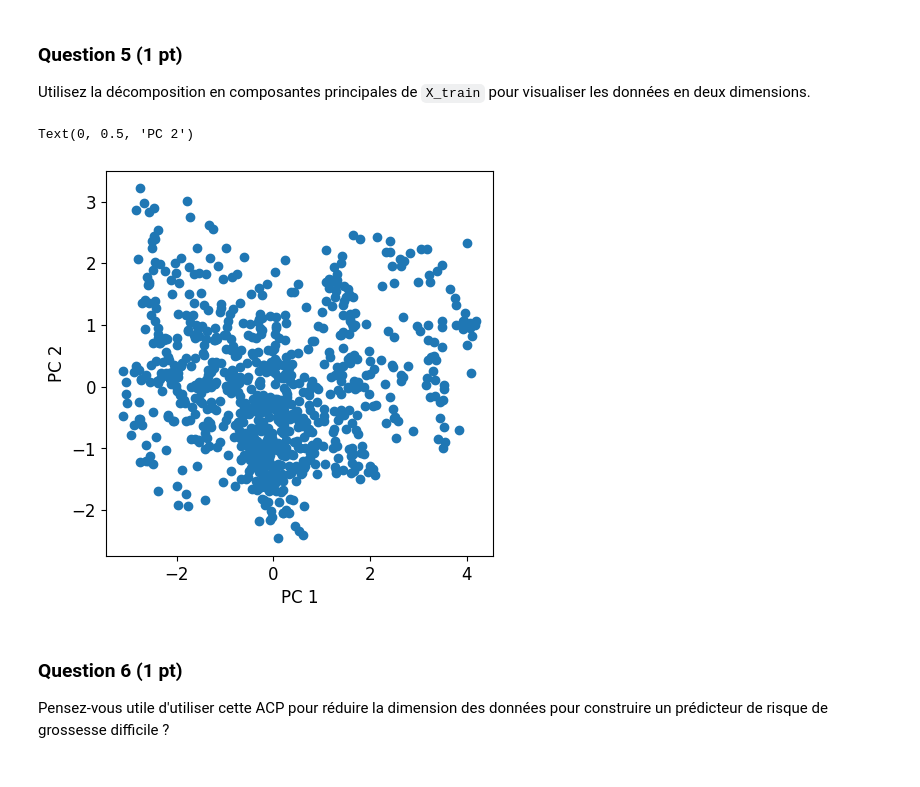
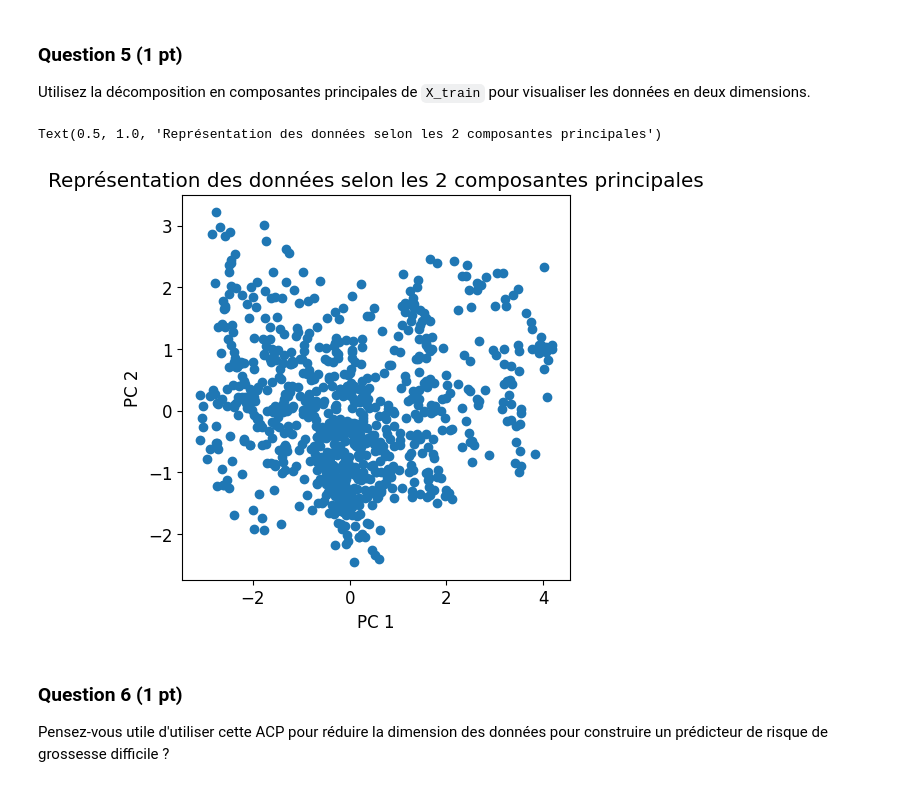
Before and after one commit to baptiste-michaud/projet_science_des_donnees, a Jupyter notebook: Projet_solene.ipynb, the cells around one changed output. Cells and saved outputs as stored; diff of their text form; code cells hidden in the pictures.

```diff
--- a/Projet_solene.ipynb
+++ b/Projet_solene.ipynb
@@ -142,29 +143,30 @@ Utilisez la décomposition en composantes principales de `X_train` pour visualis
 # %%
 from sklearn import preprocessing
 from sklearn import decomposition
 
 # On standardise les données :
 
 std_scale = preprocessing.StandardScaler().fit(X_train)
 X_train_scaled = std_scale.transform(X_train)
 
 # On calcule les composantes principales et on projette sur les 2 premières PC:
 
 pca = decomposition.PCA(n_components=2)
 pca.fit(X_train_scaled)
 X_projected = pca.transform(X_train_scaled)
 
 # On affiche un nuage de point représentant les données selon les deux PC :
 
 fig = plt.figure(figsize=(5, 5))
 
 plt.scatter(X_projected[:, 0], X_projected[:, 1])
 
 plt.xlabel("PC 1")
 plt.ylabel("PC 2")
+plt.title('Représentation des données selon les 2 composantes principales')
 # %% [output]
-Text(0, 0.5, 'PC 2')
+Text(0.5, 1.0, 'Représentation des données selon les 2 composantes principales')
-[figure, old version]
+[figure, new version]
 # %% [markdown]
 ### Question 6 (1 pt)
 Pensez-vous utile d'utiliser cette ACP pour réduire la dimension des données pour construire un prédicteur de risque de grossesse difficile ?
```
Also changed, not shown: parts of 66 cells of this notebook, 1 other file.
